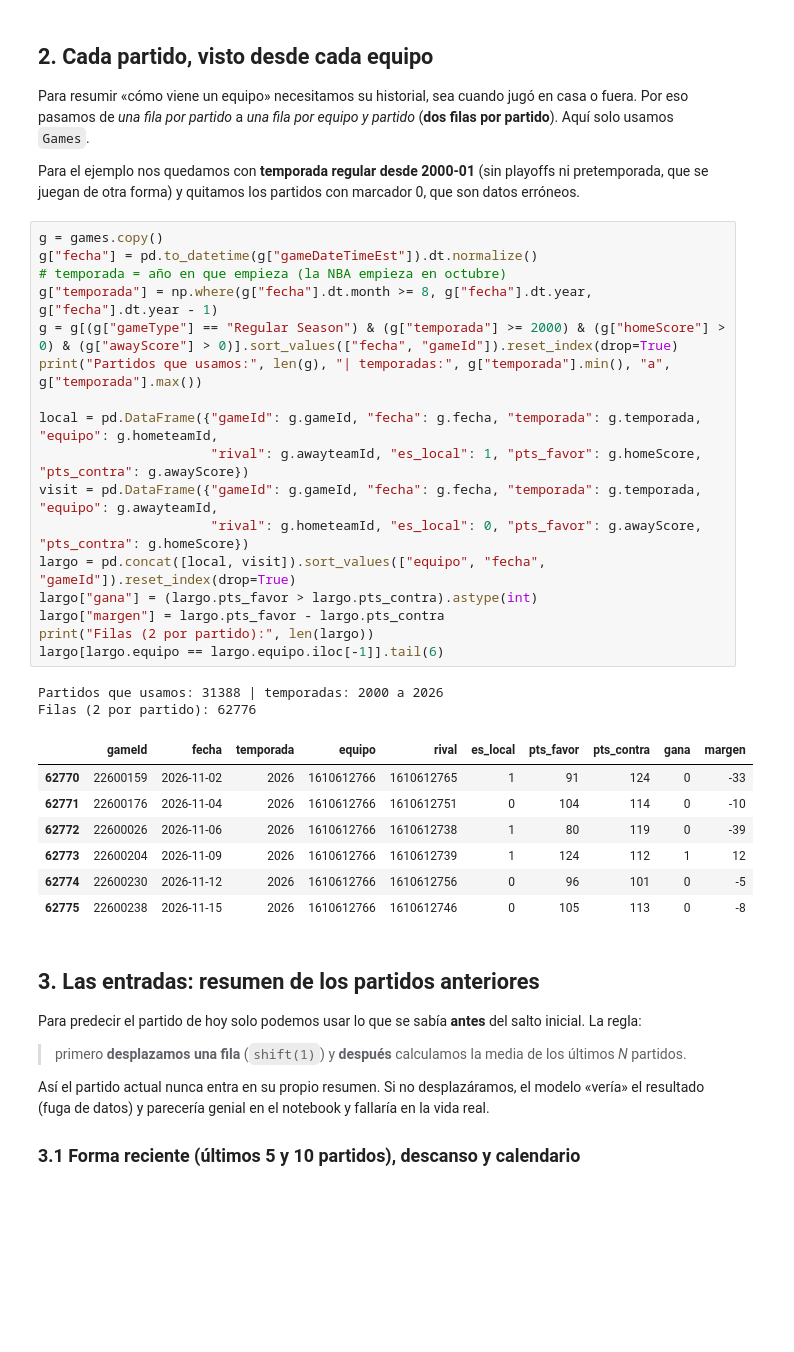
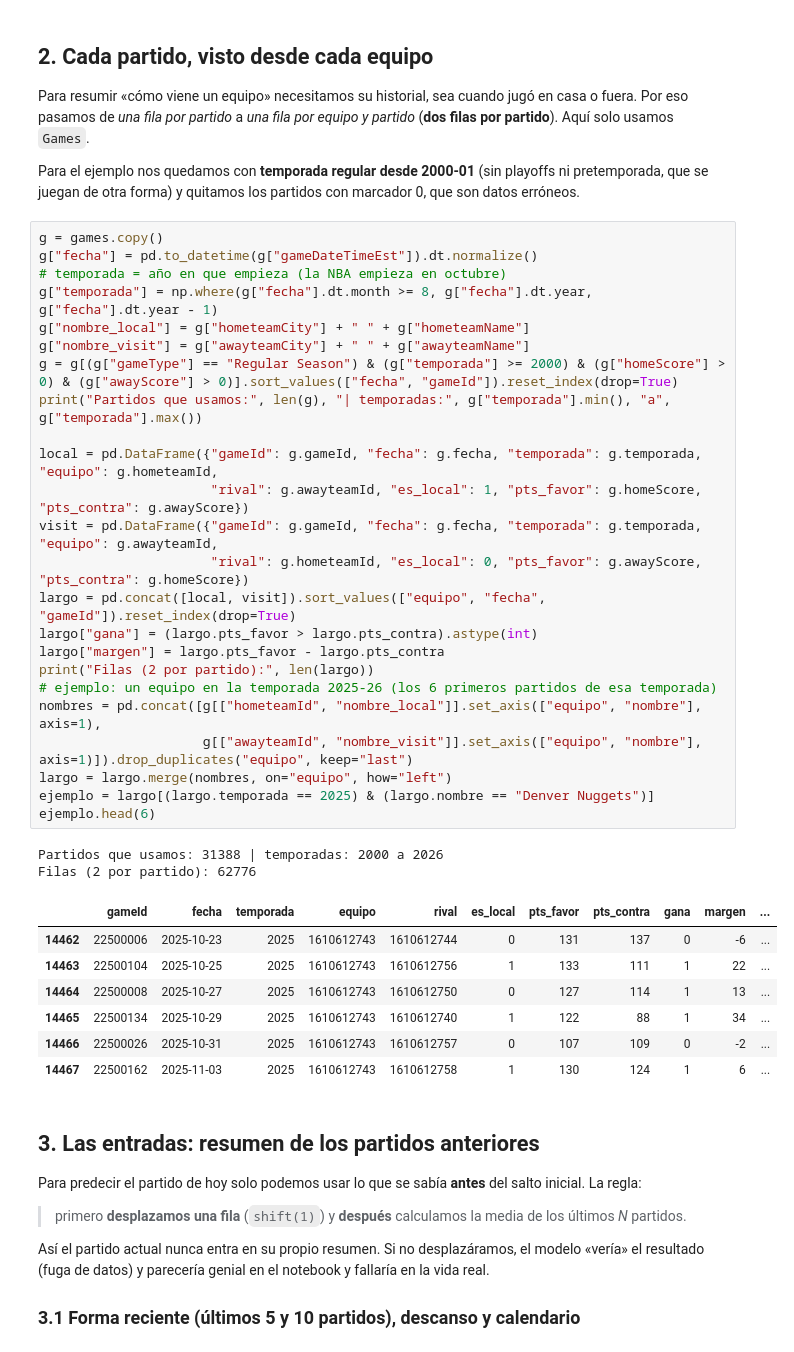
Before and after one commit to aimardf/proyecto-nba-bigdata-ia, a Jupyter notebook: notebooks/01_forma_dataset_modelado.ipynb, the cells around one changed output. Drawn from its saved outputs; the diff is of its cells as text; blank space fills up the shorter version.

Commit message:
Notebook: muestras de la temporada 2025-26 y nombres de equipo
Co-Authored-By: Claude Sonnet 5.5 <noreply@anthropic.com>
Claude-Session: https://claude.ai/code/session_01RUhteckmXm9CmCpmdFZHAT

```diff
--- a/notebooks/01_forma_dataset_modelado.ipynb
+++ b/notebooks/01_forma_dataset_modelado.ipynb
@@ -110,30 +117,37 @@ Para el ejemplo nos quedamos con **temporada regular desde 2000-01** (sin playof
 # %%
 g = games.copy()
 g["fecha"] = pd.to_datetime(g["gameDateTimeEst"]).dt.normalize()
 # temporada = año en que empieza (la NBA empieza en octubre)
 g["temporada"] = np.where(g["fecha"].dt.month >= 8, g["fecha"].dt.year, g["fecha"].dt.year - 1)
+g["nombre_local"] = g["hometeamCity"] + " " + g["hometeamName"]
+g["nombre_visit"] = g["awayteamCity"] + " " + g["awayteamName"]
 g = g[(g["gameType"] == "Regular Season") & (g["temporada"] >= 2000) & (g["homeScore"] > 0) & (g["awayScore"] > 0)].sort_values(["fecha", "gameId"]).reset_index(drop=True)
 print("Partidos que usamos:", len(g), "| temporadas:", g["temporada"].min(), "a", g["temporada"].max())
 
 local = pd.DataFrame({"gameId": g.gameId, "fecha": g.fecha, "temporada": g.temporada, "equipo": g.hometeamId,
                       "rival": g.awayteamId, "es_local": 1, "pts_favor": g.homeScore, "pts_contra": g.awayScore})
 visit = pd.DataFrame({"gameId": g.gameId, "fecha": g.fecha, "temporada": g.temporada, "equipo": g.awayteamId,
                       "rival": g.hometeamId, "es_local": 0, "pts_favor": g.awayScore, "pts_contra": g.homeScore})
 largo = pd.concat([local, visit]).sort_values(["equipo", "fecha", "gameId"]).reset_index(drop=True)
 largo["gana"] = (largo.pts_favor > largo.pts_contra).astype(int)
 largo["margen"] = largo.pts_favor - largo.pts_contra
 print("Filas (2 por partido):", len(largo))
-largo[largo.equipo == largo.equipo.iloc[-1]].tail(6)
+# ejemplo: un equipo en la temporada 2025-26 (los 6 primeros partidos de esa temporada)
+nombres = pd.concat([g[["hometeamId", "nombre_local"]].set_axis(["equipo", "nombre"], axis=1),
+                     g[["awayteamId", "nombre_visit"]].set_axis(["equipo", "nombre"], axis=1)]).drop_duplicates("equipo", keep="last")
+largo = largo.merge(nombres, on="equipo", how="left")
+ejemplo = largo[(largo.temporada == 2025) & (largo.nombre == "Denver Nuggets")]
+ejemplo.head(6)
 # %% [output]
 Partidos que usamos: 31388 | temporadas: 2000 a 2026
 Filas (2 por partido): 62776
-|  | gameId | fecha | temporada | equipo | rival | es_local | pts_favor | pts_contra | gana | margen |
-| 62770 | 22600159 | 2026-11-02 | 2026 | 1610612766 | 1610612765 | 1 | 91 | 124 | 0 | -33 |
-| 62771 | 22600176 | 2026-11-04 | 2026 | 1610612766 | 1610612751 | 0 | 104 | 114 | 0 | -10 |
-| 62772 | 22600026 | 2026-11-06 | 2026 | 1610612766 | 1610612738 | 1 | 80 | 119 | 0 | -39 |
-| 62773 | 22600204 | 2026-11-09 | 2026 | 1610612766 | 1610612739 | 1 | 124 | 112 | 1 | 12 |
-| 62774 | 22600230 | 2026-11-12 | 2026 | 1610612766 | 1610612756 | 0 | 96 | 101 | 0 | -5 |
-| 62775 | 22600238 | 2026-11-15 | 2026 | 1610612766 | 1610612746 | 0 | 105 | 113 | 0 | -8 |
+|  | gameId | fecha | temporada | equipo | rival | es_local | pts_favor | pts_contra | gana | margen | ... |
+| 14462 | 22500006 | 2025-10-23 | 2025 | 1610612743 | 1610612744 | 0 | 131 | 137 | 0 | -6 | ... |
+| 14463 | 22500104 | 2025-10-25 | 2025 | 1610612743 | 1610612756 | 1 | 133 | 111 | 1 | 22 | ... |
+| 14464 | 22500008 | 2025-10-27 | 2025 | 1610612743 | 1610612750 | 0 | 127 | 114 | 1 | 13 | ... |
+| 14465 | 22500134 | 2025-10-29 | 2025 | 1610612743 | 1610612740 | 1 | 122 | 88 | 1 | 34 | ... |
+| 14466 | 22500026 | 2025-10-31 | 2025 | 1610612743 | 1610612757 | 0 | 107 | 109 | 0 | -2 | ... |
+| 14467 | 22500162 | 2025-11-03 | 2025 | 1610612743 | 1610612758 | 1 | 130 | 124 | 1 | 6 | ... |
 # %% [markdown]
 ## 3. Las entradas: resumen de los partidos **anteriores**
 Para predecir el partido de hoy solo podemos usar lo que se sabía **antes** del salto inicial. La regla:
```
Also changed, not shown: parts of 9 cells of this notebook.
